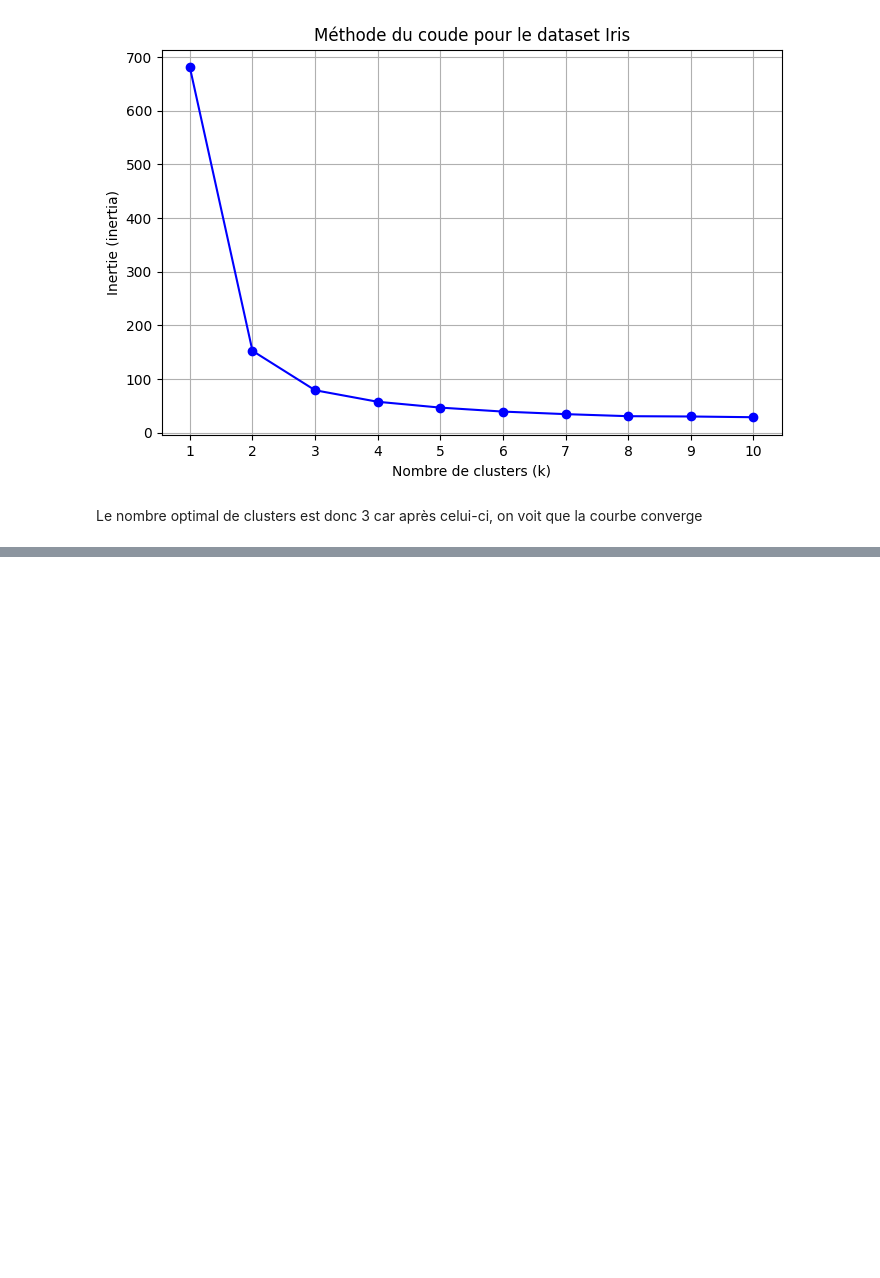
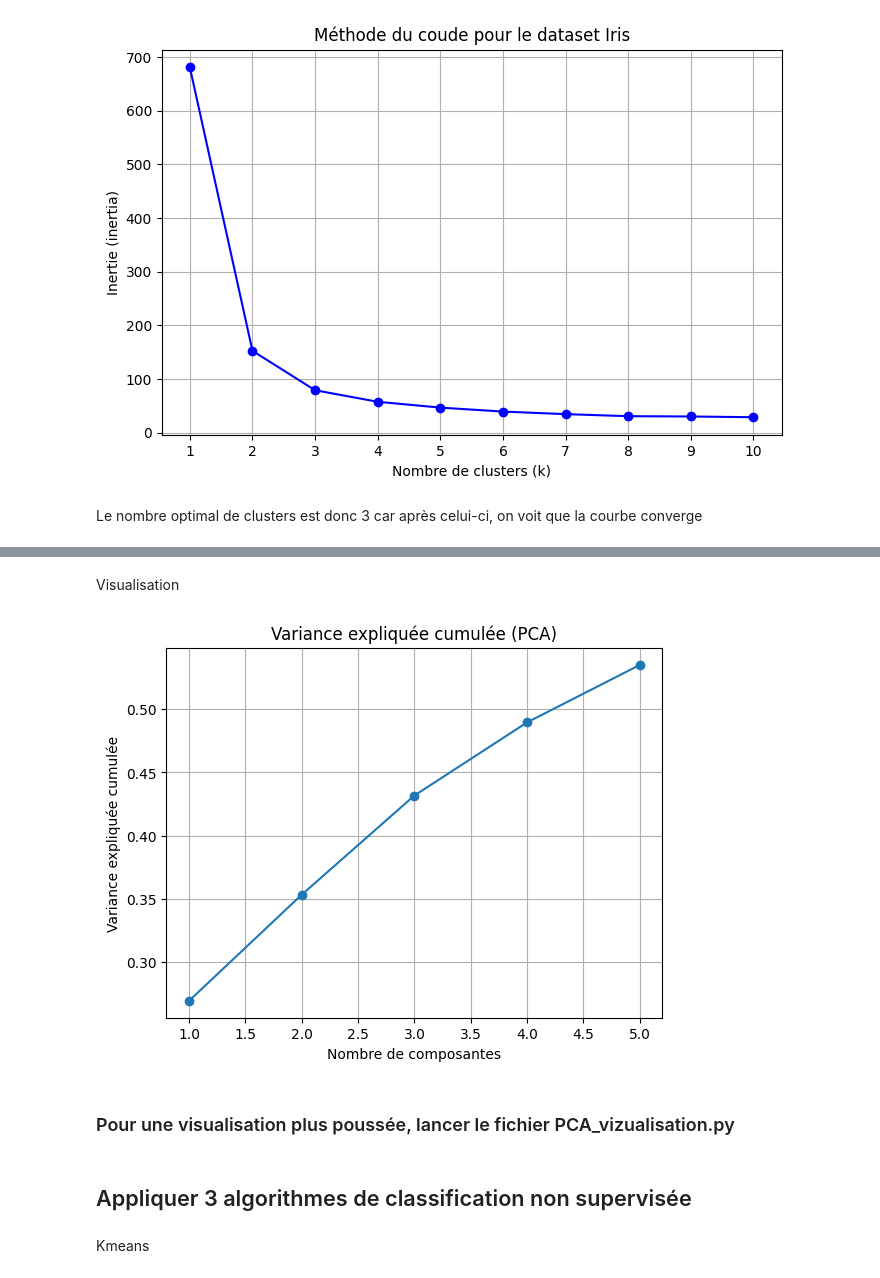
Before and after one commit to ali-bousrira/customer-personality-analysis, a Jupyter notebook: Notebook.ipynb, the cells around one changed output, grey strips where cells are left out. Cells and saved outputs as stored; diff of their text form; code cells hidden in the pictures; blank space fills up the shorter version.

```diff
--- a/Notebook.ipynb
+++ b/Notebook.ipynb
@@ -139,0 +255,2 @@ Le nombre optimal de clusters est donc 3 car après celui-ci, on voit que la cou
+# %%
+cat_cols = ['Education', 'Marital_Status']
@@ -139,0 +259,2 @@ Le nombre optimal de clusters est donc 3 car après celui-ci, on voit que la cou
+# %%
+num_cols = df.select_dtypes(include=['int64', 'float64']).columns.difference(cat_cols)
@@ -139,0 +263,8 @@ Le nombre optimal de clusters est donc 3 car après celui-ci, on voit que la cou
+# %%
+preprocessor = ColumnTransformer([
+    ('num', StandardScaler(), num_cols),
+    ('cat', OneHotEncoder(drop='first'), cat_cols)
+])
+
+df_preprocessed = preprocessor.fit_transform(df)
+df_preprocessed.shape
@@ -139,0 +275,3 @@ Le nombre optimal de clusters est donc 3 car après celui-ci, on voit que la cou
+# %%
+pca = PCA(n_components=5)
+df_pca = pca.fit_transform(df_preprocessed)
@@ -139,0 +311,18 @@ Le nombre optimal de clusters est donc 3 car après celui-ci, on voit que la cou
+# %% [markdown]
+Visualisation
+# %%
+n_components = len(pca.explained_variance_ratio_)
+plt.plot(range(1, n_components + 1), pca.explained_variance_ratio_.cumsum(), marker='o')
+plt.title("Variance expliquée cumulée (PCA)")
+plt.xlabel("Nombre de composantes")
+plt.ylabel("Variance expliquée cumulée")
+plt.grid(True)
+plt.show()
+# %% [output]
+[figure, added]
+# %% [markdown]
+### Pour une visualisation plus poussée, lancer le fichier PCA_vizualisation.py
+# %% [markdown]
+## Appliquer 3 algorithmes de classification non supervisée
+# %% [markdown]
+Kmeans
```
Also changed, not shown: parts of 45 cells of this notebook, 4 other files.
